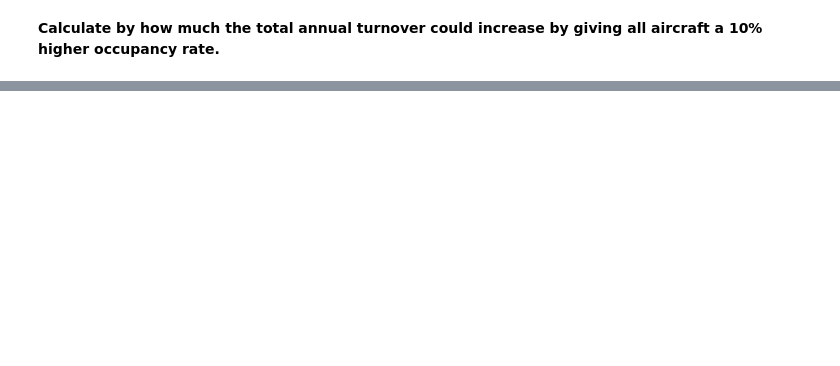
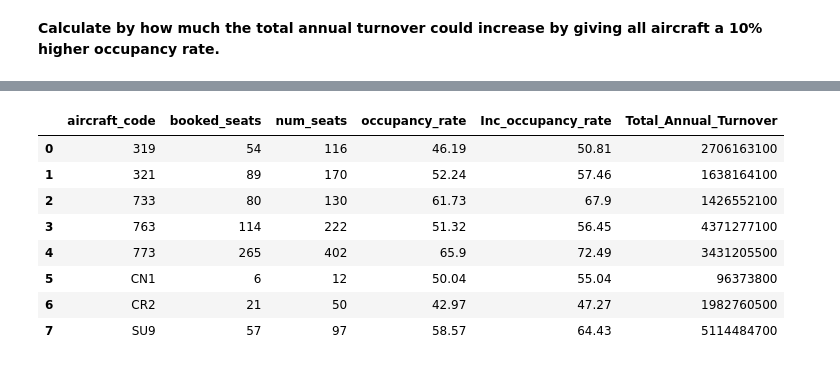
Before and after one commit to rishav197/Airline-Data-Analysis, a Jupyter notebook: Airline_Data_Analysis.ipynb, the cells around one changed output, grey strips where cells are left out. Cells and saved outputs as stored; diff of their text form; code cells hidden in the pictures; blank space fills up the shorter version.

```diff
--- a/Airline_Data_Analysis.ipynb
+++ b/Airline_Data_Analysis.ipynb
@@ -314,7 +316,6 @@ occupancy_rate
 # %%
 pd.set_option('display.float_format', str)
 # %%
-total_revenue = pd.read_sql_query("""select aircraft_code, sum(amount) as total_revenue from ticket_flights
-                  join flights on ticket_flights.flight_id=flights.flight_id group by aircraft_code""", conn)
-occupancy_rate['Inc Total Annual Turnover'] = (total_revenue['total_revenue']/occupancy_rate['occupancy_rate'])*occupancy_rate['Inc occupancy rate']
-occupancy_rate
+total_revenue = pd.read_sql_query("""select aircraft_code, count(distinct tf.ticket_no) as ticket_count, sum(amount) as total_revenue from ticket_flights tf
+                  join flights f on tf.flight_id=f.flight_id group by aircraft_code""", conn)
+# total_revenue
@@ -330,0 +322,13 @@ occupancy_rate
+# %%
+occupancy_rate['Total_Annual_Turnover'] = total_revenue['total_revenue']
+occupancy_rate
+# %% [output]
+|  | aircraft_code | booked_seats | num_seats | occupancy_rate | Inc_occupancy_rate | Total_Annual_Turnover |
+| 0 | 319 | 54 | 116 | 46.19 | 50.81 | 2706163100 |
+| 1 | 321 | 89 | 170 | 52.24 | 57.46 | 1638164100 |
+| 2 | 733 | 80 | 130 | 61.73 | 67.9 | 1426552100 |
+| 3 | 763 | 114 | 222 | 51.32 | 56.45 | 4371277100 |
+| 4 | 773 | 265 | 402 | 65.9 | 72.49 | 3431205500 |
+| 5 | CN1 | 6 | 12 | 50.04 | 55.04 | 96373800 |
+| 6 | CR2 | 21 | 50 | 42.97 | 47.27 | 1982760500 |
+| 7 | SU9 | 57 | 97 | 58.57 | 64.43 | 5114484700 |
```
Also changed, not shown: parts of 10 cells of this notebook.
